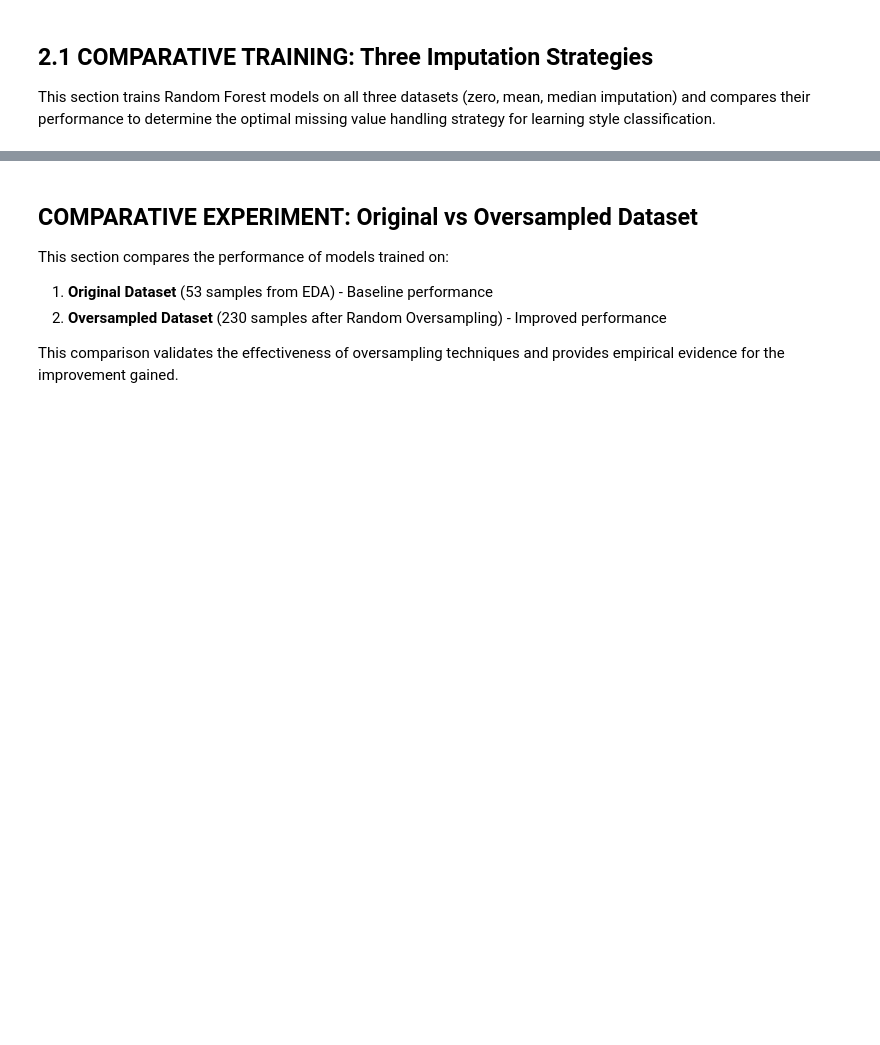
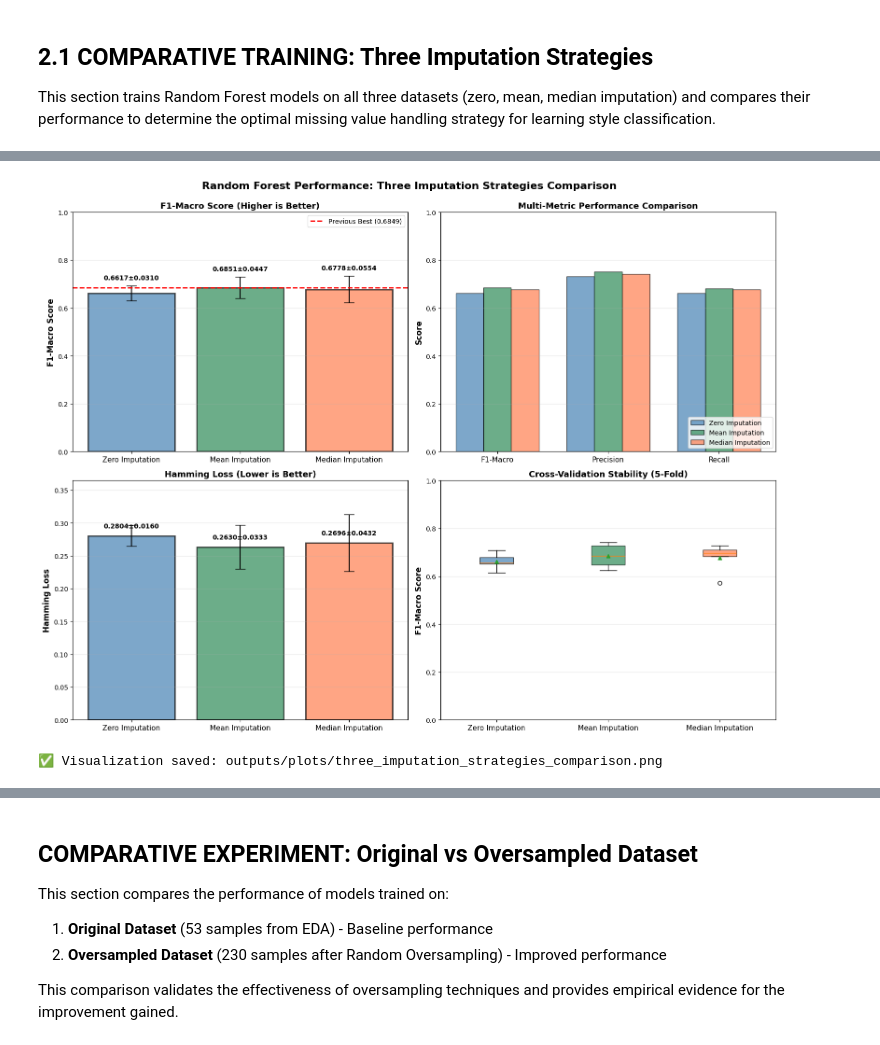
Before and after one commit to prasetyodidi/strudent-learning-activity-fslsm-classification, a Jupyter notebook: multi-label-classification-research-review.ipynb, the cells around one changed output, grey strips where cells are left out. Saved outputs shown, nothing was run; the diff lists cells and outputs as text; code cells hidden in the pictures; blank space fills up the shorter version.

```diff
--- a/multi-label-classification-research-review.ipynb
+++ b/multi-label-classification-research-review.ipynb
@@ -443,35 +492,42 @@ ax3.set_xticklabels([n.split('(')[0].strip() for n in names], fontsize=11)
 ax3.set_ylim(0, max(hamming_means) * 1.3)
 ax3.grid(True, alpha=0.3, axis='y')
 
 # Add value labels
 for bar, mean, std in zip(bars_hamming, hamming_means, hamming_stds):
     height = bar.get_height()
     ax3.text(bar.get_x() + bar.get_width()/2., height + 0.01,
             f'{mean:.4f}±{std:.4f}', ha='center', va='bottom', fontsize=10, fontweight='bold')
 
 # 4. Cross-Validation Stability (Box Plot)
 ax4 = axes[1, 1]
 cv_data = [three_strategy_results[s]['cv_f1_scores'] for s in strategies_list]
 bp = ax4.boxplot(cv_data, labels=[n.split('(')[0].strip() for n in names],
                  patch_artist=True, showmeans=True)
 
 # Color the boxes
 for patch, color in zip(bp['boxes'], colors_list):
     patch.set_facecolor(color)
     patch.set_alpha(0.7)
 
 ax4.set_ylabel('F1-Macro Score', fontsize=12, fontweight='bold')
 ax4.set_title('Cross-Validation Stability (5-Fold)', fontsize=13, fontweight='bold')
 ax4.set_ylim(0, 1)
 ax4.grid(True, alpha=0.3, axis='y')
 ax4.tick_params(axis='x', labelsize=11)
 
 plt.tight_layout()
-plt.savefig('/home/didi/Documents/skripsi/klasifikasi-model/outputs/plots/three_imputation_strategies_comparison.png',
+
+# Save with relative path (cross-platform compatible)
+import os
+os.makedirs('outputs/plots', exist_ok=True)
+plt.savefig('outputs/plots/three_imputation_strategies_comparison.png',
             dpi=300, bbox_inches='tight')
 plt.show()
 
-print("✅ Visualization saved: three_imputation_strategies_comparison.png")
+print("✅ Visualization saved: outputs/plots/three_imputation_strategies_comparison.png")
+# %% [output]
+[figure, added]
+✅ Visualization saved: outputs/plots/three_imputation_strategies_comparison.png
 # %%
 # Summary and Recommendation: Best Imputation Strategy
 print("="*80)
```
Also changed, not shown: parts of 16 cells of this notebook, 3 other files.
